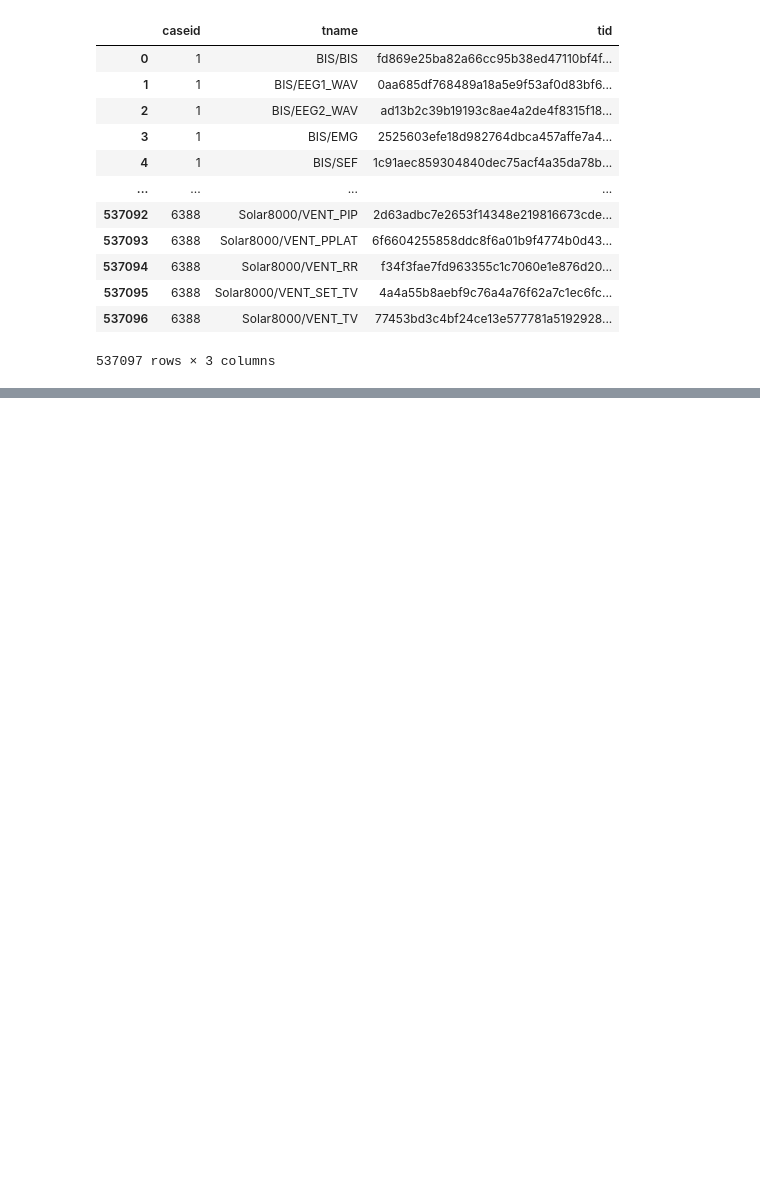
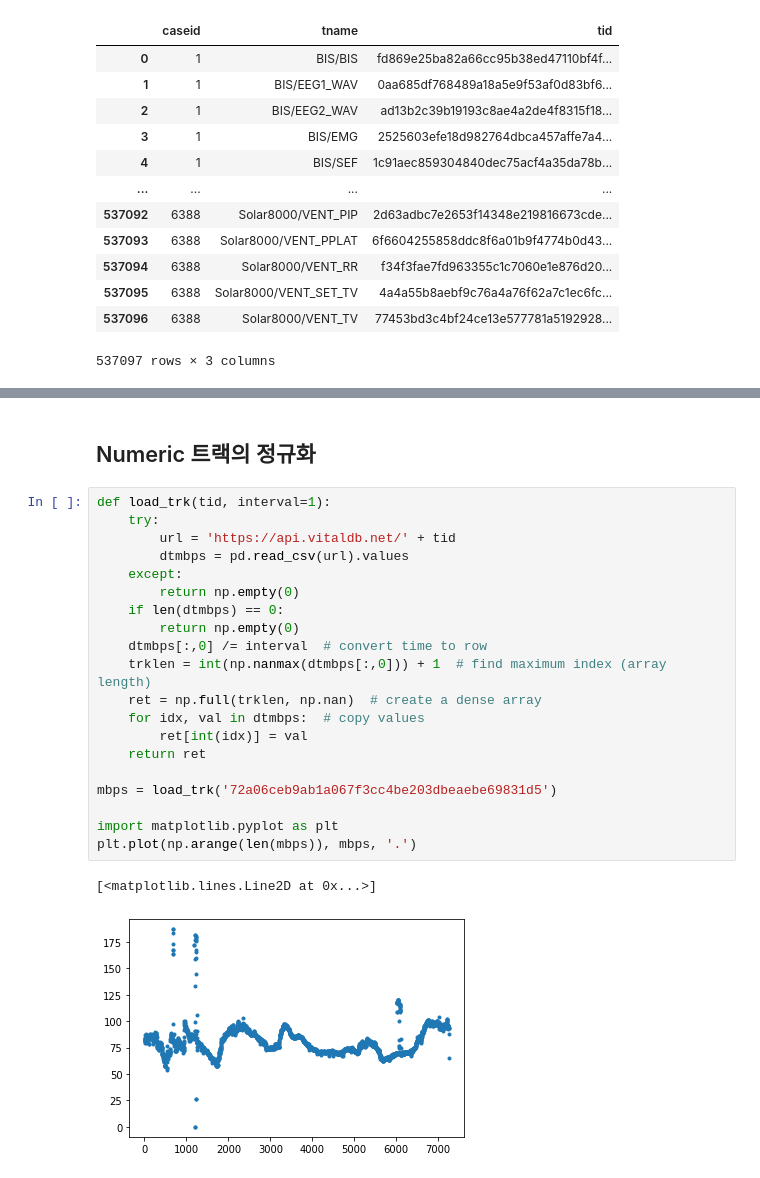
Before and after one commit to vitaldb/pyvital, a Jupyter notebook: vitaldb.ipynb, the cells around one changed output, grey strips where cells are left out. Cells and saved outputs as stored; diff of their text form; blank space fills up the shorter version.

```diff
--- a/vitaldb.ipynb
+++ b/vitaldb.ipynb
@@ -47,0 +92,25 @@ df_trks
+# %% [markdown]
+## Numeric 트랙의 정규화
+# %%
+def load_trk(tid, interval=1):
+    try:
+        url = 'https://api.vitaldb.net/' + tid
+        dtmbps = pd.read_csv(url).values
+    except:
+        return np.empty(0)
+    if len(dtmbps) == 0:
+        return np.empty(0)
+    dtmbps[:,0] /= interval  # convert time to row
+    trklen = int(np.nanmax(dtmbps[:,0])) + 1  # find maximum index (array length)
+    ret = np.full(trklen, np.nan)  # create a dense array
+    for idx, val in dtmbps:  # copy values
+        ret[int(idx)] = val
+    return ret
+
+mbps = load_trk('72a06ceb9ab1a067f3cc4be203dbeaebe69831d5')
+
+import matplotlib.pyplot as plt
+plt.plot(np.arange(len(mbps)), mbps, '.')
+# %% [output]
+[<matplotlib.lines.Line2D at 0x...>]
+[figure, added]
```
Also changed, not shown: parts of 9 cells of this notebook.
